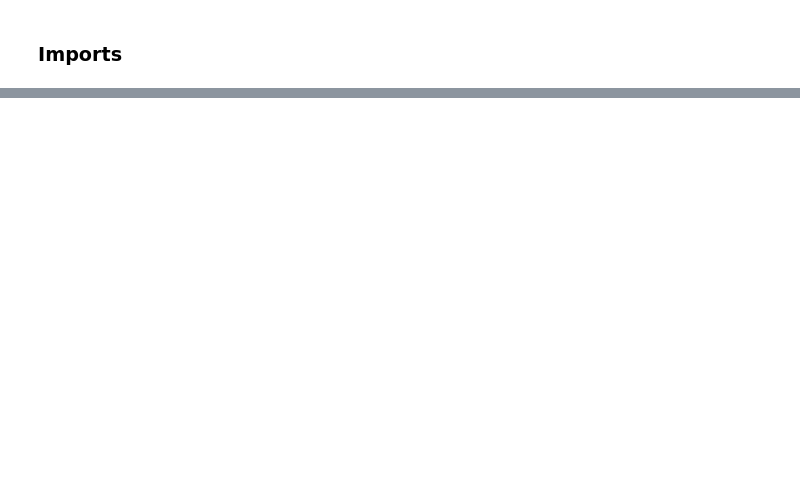
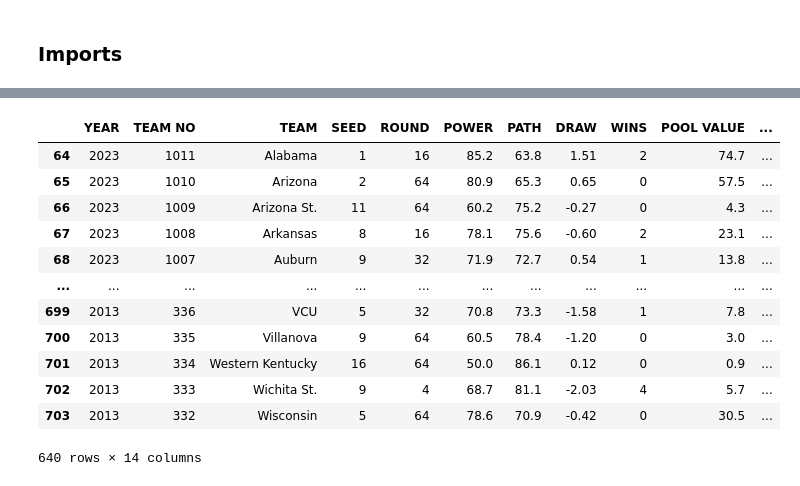
Before and after one commit to rhit-utsisda/ML-Project, a Jupyter notebook: Project/Preprocessing.ipynb, the cells around one changed output, grey strips where cells are left out. Cells and saved outputs as stored; diff of their text form; code cells hidden in the pictures; blank space fills up the shorter version.

```diff
--- a/Project/Preprocessing.ipynb
+++ b/Project/Preprocessing.ipynb
@@ -62,0 +74,16 @@ ValueError: All arrays must be of the same length
+# %%
+heatchecktour.dropna()
+# %% [output]
+|  | YEAR | TEAM NO | TEAM | SEED | ROUND | POWER | PATH | DRAW | WINS | POOL VALUE | ... |
+| 64 | 2023 | 1011 | Alabama | 1 | 16 | 85.2 | 63.8 | 1.51 | 2 | 74.7 | ... |
+| 65 | 2023 | 1010 | Arizona | 2 | 64 | 80.9 | 65.3 | 0.65 | 0 | 57.5 | ... |
+| 66 | 2023 | 1009 | Arizona St. | 11 | 64 | 60.2 | 75.2 | -0.27 | 0 | 4.3 | ... |
+| 67 | 2023 | 1008 | Arkansas | 8 | 16 | 78.1 | 75.6 | -0.60 | 2 | 23.1 | ... |
+| 68 | 2023 | 1007 | Auburn | 9 | 32 | 71.9 | 72.7 | 0.54 | 1 | 13.8 | ... |
+| ... | ... | ... | ... | ... | ... | ... | ... | ... | ... | ... | ... |
+| 699 | 2013 | 336 | VCU | 5 | 32 | 70.8 | 73.3 | -1.58 | 1 | 7.8 | ... |
+| 700 | 2013 | 335 | Villanova | 9 | 64 | 60.5 | 78.4 | -1.20 | 0 | 3.0 | ... |
+| 701 | 2013 | 334 | Western Kentucky | 16 | 64 | 50.0 | 86.1 | 0.12 | 0 | 0.9 | ... |
+| 702 | 2013 | 333 | Wichita St. | 9 | 4 | 68.7 | 81.1 | -2.03 | 4 | 5.7 | ... |
+| 703 | 2013 | 332 | Wisconsin | 5 | 64 | 78.6 | 70.9 | -0.42 | 0 | 30.5 | ... |
+640 rows × 14 columns
```
Also changed, not shown: parts of 11 cells of this notebook.
